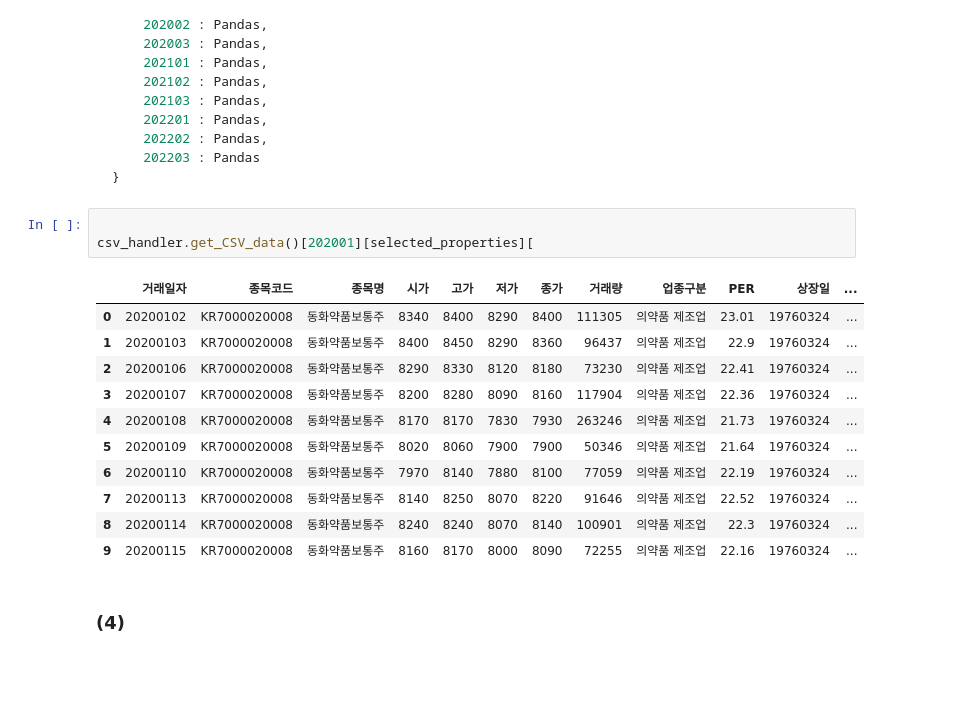
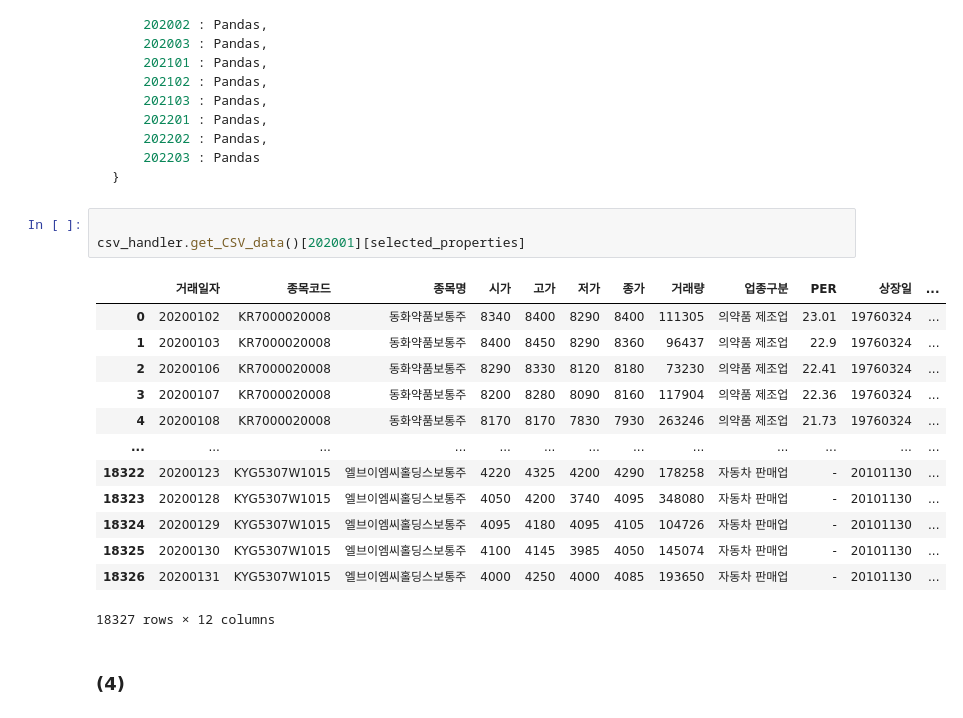
Before and after one commit to dong-hoon-lee/practices, a Jupyter notebook: projects/dacon/idea_competition/krx-big-data.ipynb, the cells around one changed output. Saved outputs shown, nothing was run; the diff lists cells and outputs as text; blank space fills up the shorter version.

````diff
--- a/projects/dacon/idea_competition/krx-big-data.ipynb
+++ b/projects/dacon/idea_competition/krx-big-data.ipynb
@@ -223,19 +223,21 @@ True
 ```
 # %%
 
-csv_handler.get_CSV_data()[202001][selected_properties][
+csv_handler.get_CSV_data()[202001][selected_properties]
 # %% [output]
 |  | 거래일자 | 종목코드 | 종목명 | 시가 | 고가 | 저가 | 종가 | 거래량 | 업종구분 | PER | 상장일 | ... |
 | 0 | 20200102 | KR7000020008 | 동화약품보통주 | 8340 | 8400 | 8290 | 8400 | 111305 | 의약품 제조업 | 23.01 | 19760324 | ... |
 | 1 | 20200103 | KR7000020008 | 동화약품보통주 | 8400 | 8450 | 8290 | 8360 | 96437 | 의약품 제조업 | 22.9 | 19760324 | ... |
 | 2 | 20200106 | KR7000020008 | 동화약품보통주 | 8290 | 8330 | 8120 | 8180 | 73230 | 의약품 제조업 | 22.41 | 19760324 | ... |
 | 3 | 20200107 | KR7000020008 | 동화약품보통주 | 8200 | 8280 | 8090 | 8160 | 117904 | 의약품 제조업 | 22.36 | 19760324 | ... |
 | 4 | 20200108 | KR7000020008 | 동화약품보통주 | 8170 | 8170 | 7830 | 7930 | 263246 | 의약품 제조업 | 21.73 | 19760324 | ... |
-| 5 | 20200109 | KR7000020008 | 동화약품보통주 | 8020 | 8060 | 7900 | 7900 | 50346 | 의약품 제조업 | 21.64 | 19760324 | ... |
-| 6 | 20200110 | KR7000020008 | 동화약품보통주 | 7970 | 8140 | 7880 | 8100 | 77059 | 의약품 제조업 | 22.19 | 19760324 | ... |
-| 7 | 20200113 | KR7000020008 | 동화약품보통주 | 8140 | 8250 | 8070 | 8220 | 91646 | 의약품 제조업 | 22.52 | 19760324 | ... |
-| 8 | 20200114 | KR7000020008 | 동화약품보통주 | 8240 | 8240 | 8070 | 8140 | 100901 | 의약품 제조업 | 22.3 | 19760324 | ... |
-| 9 | 20200115 | KR7000020008 | 동화약품보통주 | 8160 | 8170 | 8000 | 8090 | 72255 | 의약품 제조업 | 22.16 | 19760324 | ... |
+| ... | ... | ... | ... | ... | ... | ... | ... | ... | ... | ... | ... | ... |
+| 18322 | 20200123 | KYG5307W1015 | 엘브이엠씨홀딩스보통주 | 4220 | 4325 | 4200 | 4290 | 178258 | 자동차 판매업 | - | 20101130 | ... |
+| 18323 | 20200128 | KYG5307W1015 | 엘브이엠씨홀딩스보통주 | 4050 | 4200 | 3740 | 4095 | 348080 | 자동차 판매업 | - | 20101130 | ... |
+| 18324 | 20200129 | KYG5307W1015 | 엘브이엠씨홀딩스보통주 | 4095 | 4180 | 4095 | 4105 | 104726 | 자동차 판매업 | - | 20101130 | ... |
+| 18325 | 20200130 | KYG5307W1015 | 엘브이엠씨홀딩스보통주 | 4100 | 4145 | 3985 | 4050 | 145074 | 자동차 판매업 | - | 20101130 | ... |
+| 18326 | 20200131 | KYG5307W1015 | 엘브이엠씨홀딩스보통주 | 4000 | 4250 | 4000 | 4085 | 193650 | 자동차 판매업 | - | 20101130 | ... |
+18327 rows × 12 columns
 # %% [markdown]
 ### (4)
 # %% [markdown]
````
Also changed, not shown: parts of 17 cells of this notebook.
